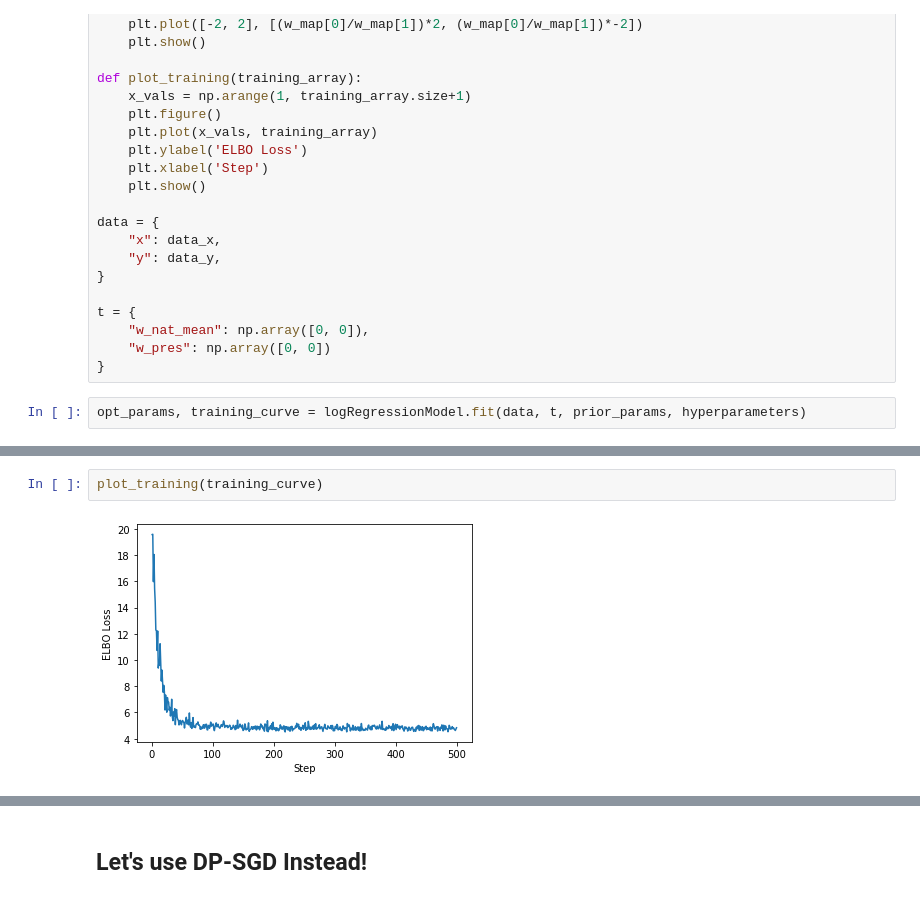
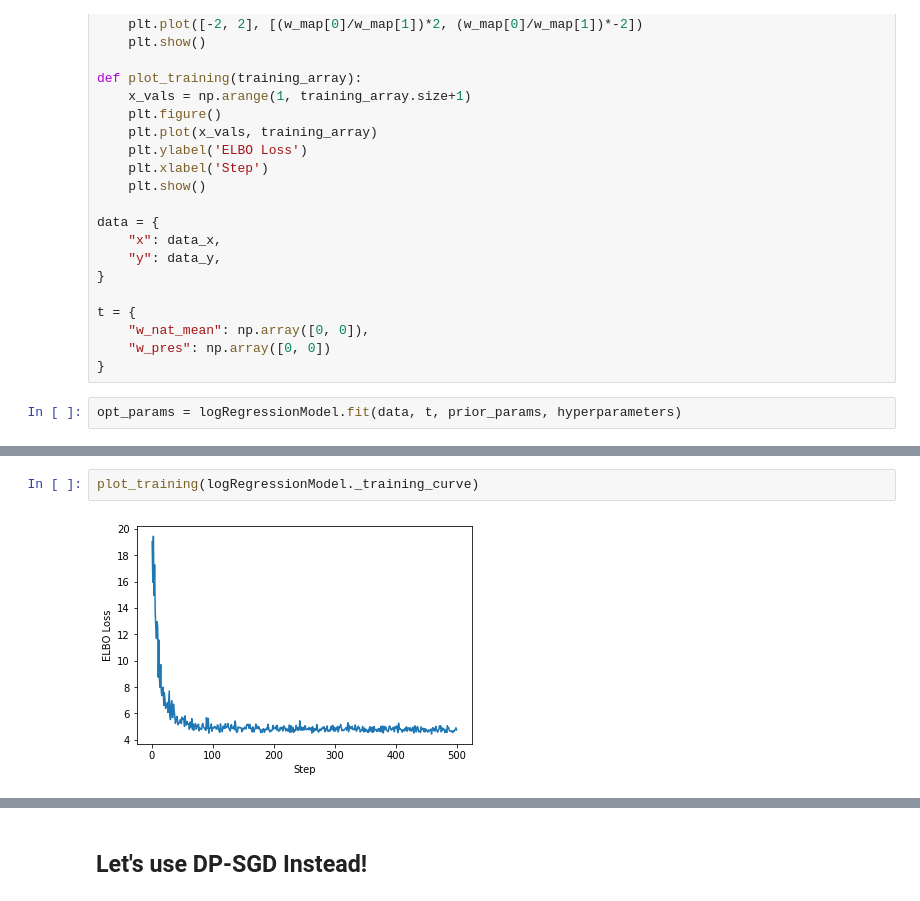
Before and after one commit to MrinankSharma/DP-PVI, a Jupyter notebook: notebooks/DP Logistic Regression Example.ipynb, the cells around one changed output, grey strips where cells are left out. Saved outputs shown, nothing was run; the diff lists cells and outputs as text.

```diff
--- a/notebooks/DP Logistic Regression Example.ipynb
+++ b/notebooks/DP Logistic Regression Example.ipynb
@@ -84,4 +84,4 @@ t = {
     "w_pres": np.array([0, 0])
 }
 # %%
-opt_params, training_curve = logRegressionModel.fit(data, t, prior_params, hyperparameters)
+opt_params = logRegressionModel.fit(data, t, prior_params, hyperparameters)
@@ -109,7 +88,7 @@ Loss: 5.054 after 475 steps
-# %%
-plot_training(training_curve)
-# %% [output]
-[figure, removed]
+# %%
+plot_training(logRegressionModel._training_curve)
+# %% [output]
+[figure, added]
 # %%
 print(opt_params)
 plot_results(data_x, data_y, opt_params)
```
Also changed, not shown: parts of 6 cells of this notebook, 7 other files.
